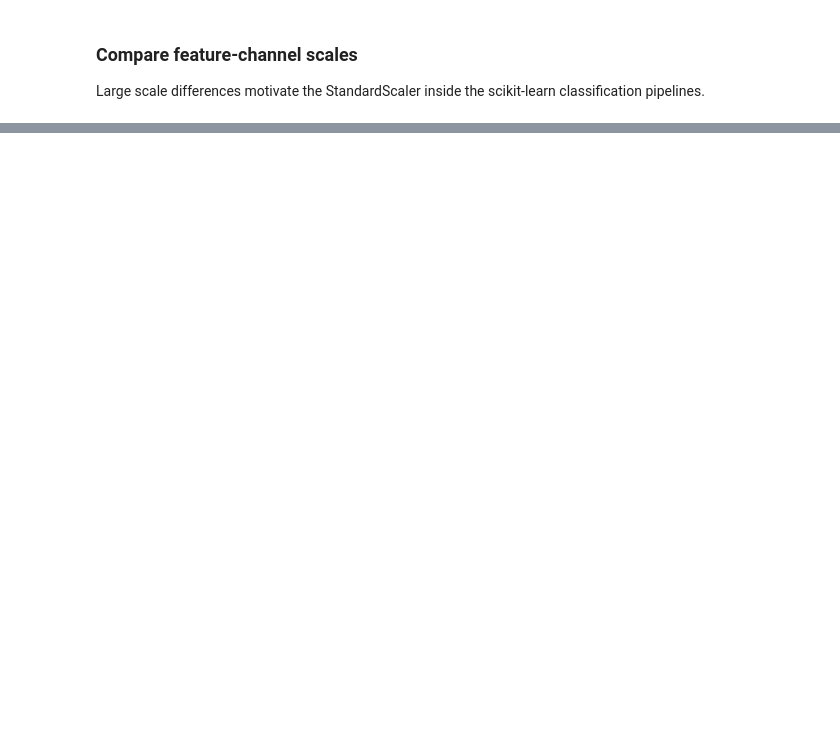
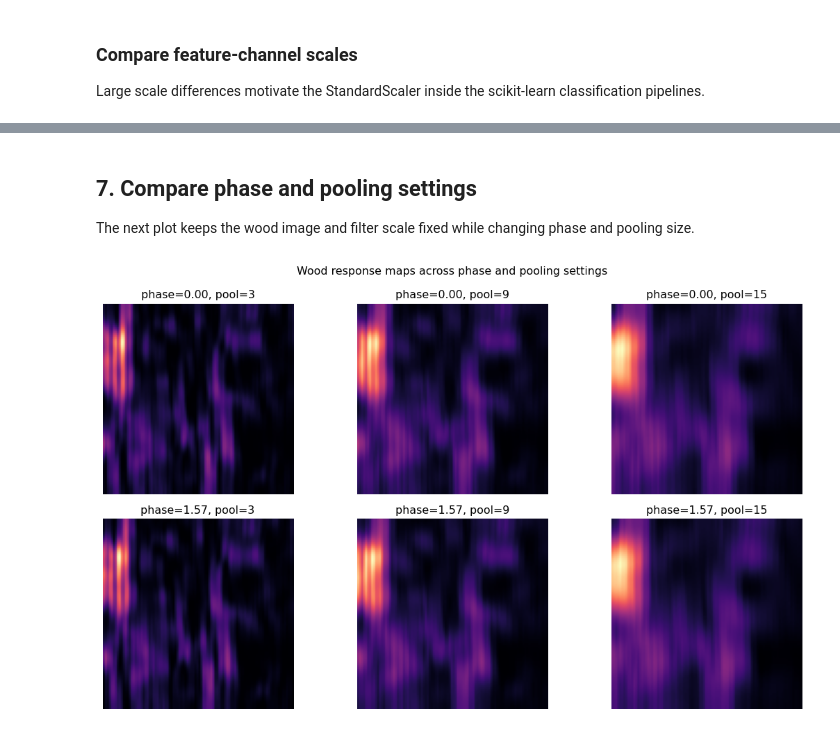
Before and after one commit to SarthaK-kumar-kgp/Computer-Vision, a Jupyter notebook: CS4243 Lab 1/code/notebooks/01_components_and_visualisation.ipynb, the cells around one changed output, grey strips where cells are left out. Cells and saved outputs as stored; diff of their text form; code cells hidden in the pictures; blank space fills up the shorter version.

```diff
--- a/CS4243 Lab 1/code/notebooks/01_components_and_visualisation.ipynb
+++ b/CS4243 Lab 1/code/notebooks/01_components_and_visualisation.ipynb
@@ -270,0 +292,29 @@ fig.tight_layout()
+# %% [markdown]
+## 7. Compare phase and pooling settings
+The next plot keeps the wood image and filter scale fixed while changing phase and pooling size.
+# %%
+comparison_config = GaborConfig(
+    frequencies=(0.16,),
+    orientations=(0.0,),
+    phases=(0.0, np.pi / 2),
+    kernel_size=15,
+    pool_size=9,
+)
+comparison_bank = make_gabor_bank(comparison_config)
+comparison_maps = {
+    pool_size: gabor_energy_maps(gray, comparison_bank, pool_size)
+    for pool_size in (3, 9, 15)
+}
+fig, axes = plt.subplots(2, 3, figsize=(12, 7))
+for phase_index, phase in enumerate(comparison_config.phases):
+    for column, pool_size in enumerate((3, 9, 15)):
+        axes[phase_index, column].imshow(
+            comparison_maps[pool_size][..., phase_index], cmap="magma"
+        )
+        axes[phase_index, column].set_title(f"phase={phase:.2f}, pool={pool_size}")
+        axes[phase_index, column].axis("off")
+fig.suptitle("Wood response maps across phase and pooling settings")
+fig.tight_layout()
+plt.show()
+# %% [output]
+[figure, added]
```
Also changed, not shown: parts of 11 cells of this notebook, 25 other files.
